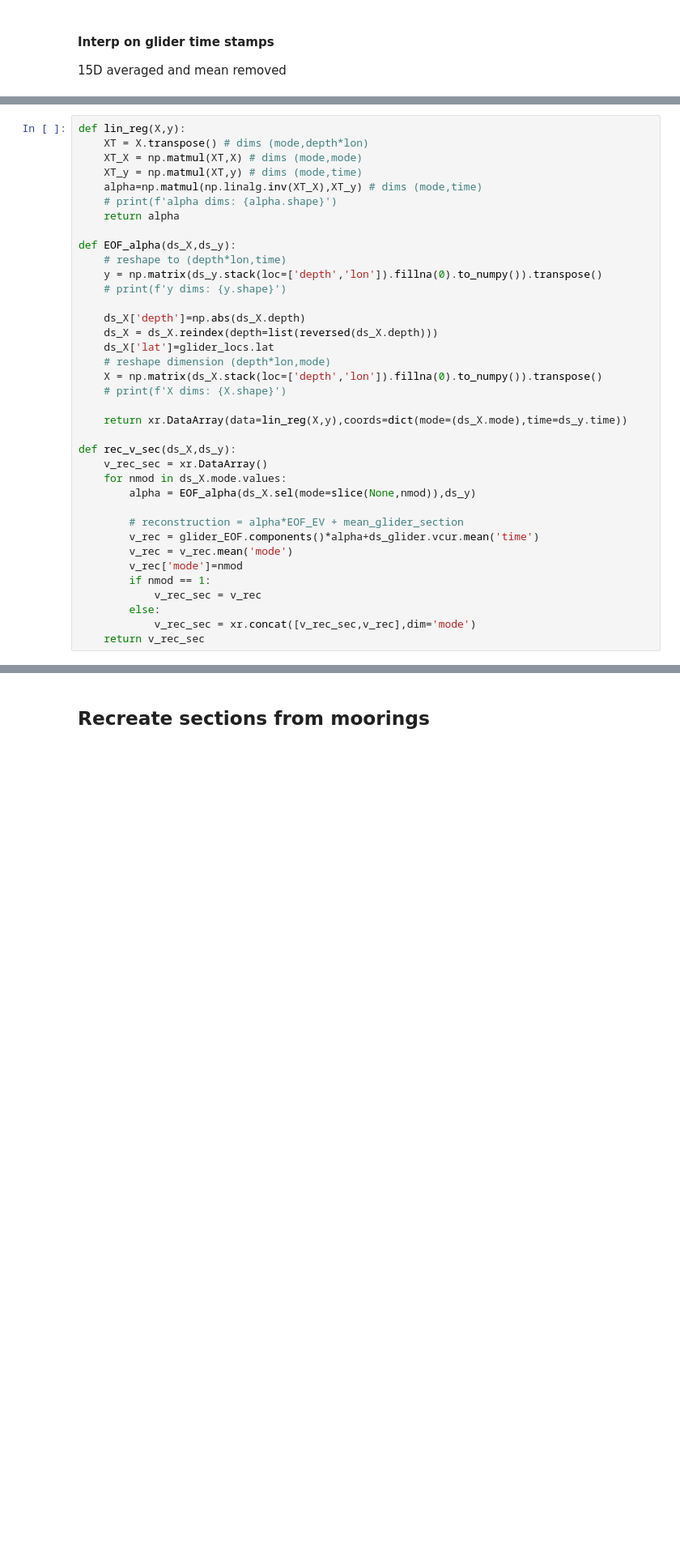
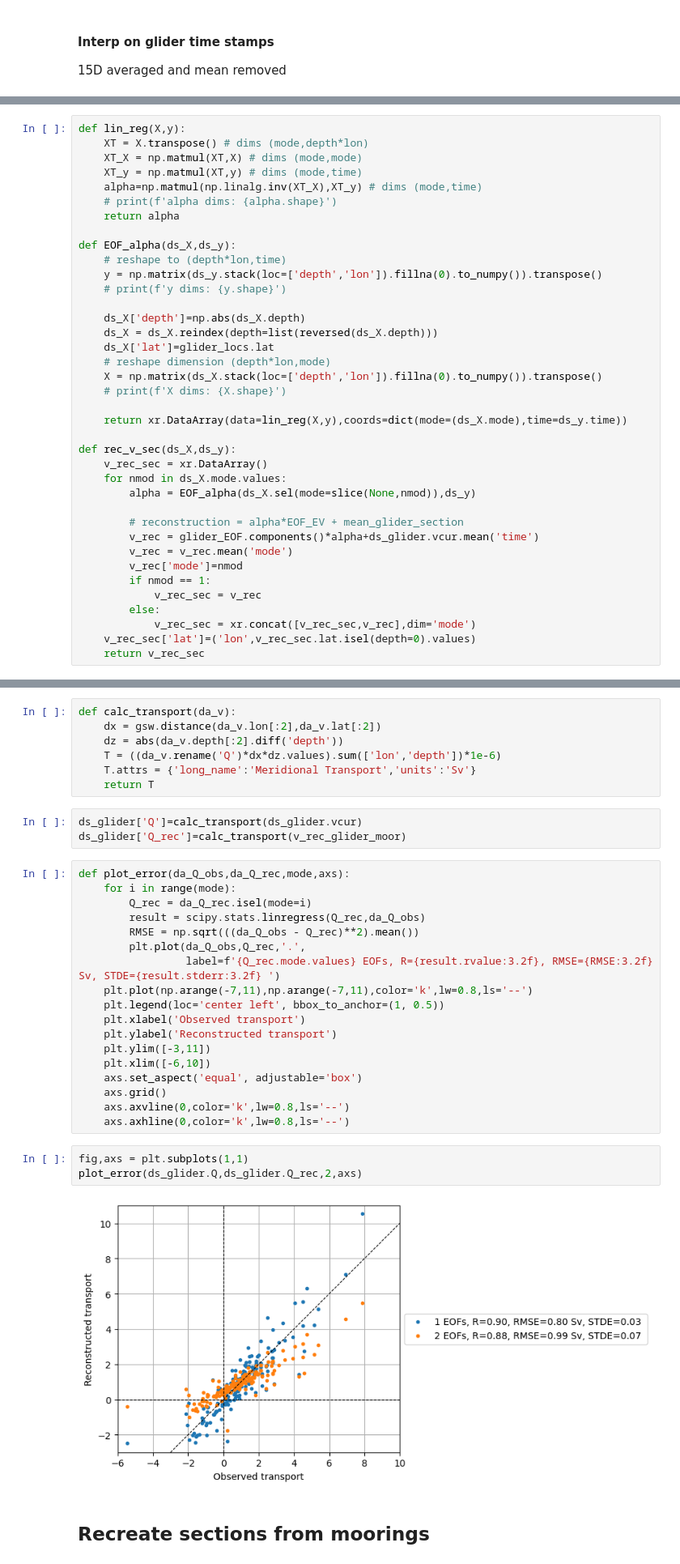
Before and after one commit to ScotMarPhys/Rockall_Trough_Transports, a Jupyter notebook: notebooks/1.0_Rockall_Trough_glider_EW_EOF_2020_2023.ipynb, the cells around one changed output, grey strips where cells are left out. Shown at 81% size. Saved outputs shown, nothing was run; the diff lists cells and outputs as text; blank space fills up the shorter version.

```diff
--- a/notebooks/1.0_Rockall_Trough_glider_EW_EOF_2020_2023.ipynb
+++ b/notebooks/1.0_Rockall_Trough_glider_EW_EOF_2020_2023.ipynb
@@ -557,4 +587,5 @@ def rec_v_sec(ds_X,ds_y):
             v_rec_sec = v_rec
         else:
             v_rec_sec = xr.concat([v_rec_sec,v_rec],dim='mode')
+    v_rec_sec['lat']=('lon',v_rec_sec.lat.isel(depth=0).values)
     return v_rec_sec
@@ -597,3 +610,36 @@ v_rec_glider_full = rec_v_sec(ds_X,ds_y)
+# %%
+def calc_transport(da_v):
+    dx = gsw.distance(da_v.lon[:2],da_v.lat[:2])
+    dz = abs(da_v.depth[:2].diff('depth'))
+    T = ((da_v.rename('Q')*dx*dz.values).sum(['lon','depth'])*1e-6)
+    T.attrs = {'long_name':'Meridional Transport','units':'Sv'}
+    return T
+# %%
+ds_glider['Q']=calc_transport(ds_glider.vcur)
+ds_glider['Q_rec']=calc_transport(v_rec_glider_moor)
+# %%
+def plot_error(da_Q_obs,da_Q_rec,mode,axs):
+    for i in range(mode):
+        Q_rec = da_Q_rec.isel(mode=i)
+        result = scipy.stats.linregress(Q_rec,da_Q_obs)
+        RMSE = np.sqrt(((da_Q_obs - Q_rec)**2).mean())
+        plt.plot(da_Q_obs,Q_rec,'.',
+                 label=f'{Q_rec.mode.values} EOFs, R={result.rvalue:3.2f}, RMSE={RMSE:3.2f} Sv, STDE={result.stderr:3.2f} ')
+    plt.plot(np.arange(-7,11),np.arange(-7,11),color='k',lw=0.8,ls='--')
+    plt.legend(loc='center left', bbox_to_anchor=(1, 0.5))
+    plt.xlabel('Observed transport')
+    plt.ylabel('Reconstructed transport')
+    plt.ylim([-3,11])
+    plt.xlim([-6,10])
+    axs.set_aspect('equal', adjustable='box')
+    axs.grid()
+    axs.axvline(0,color='k',lw=0.8,ls='--')
+    axs.axhline(0,color='k',lw=0.8,ls='--')
+# %%
+fig,axs = plt.subplots(1,1)
+plot_error(ds_glider.Q,ds_glider.Q_rec,2,axs)
+# %% [output]
+[figure, added]
 # %% [markdown]
 ## Recreate sections from moorings
 # %%
```
Also changed, not shown: parts of 33 cells of this notebook.
